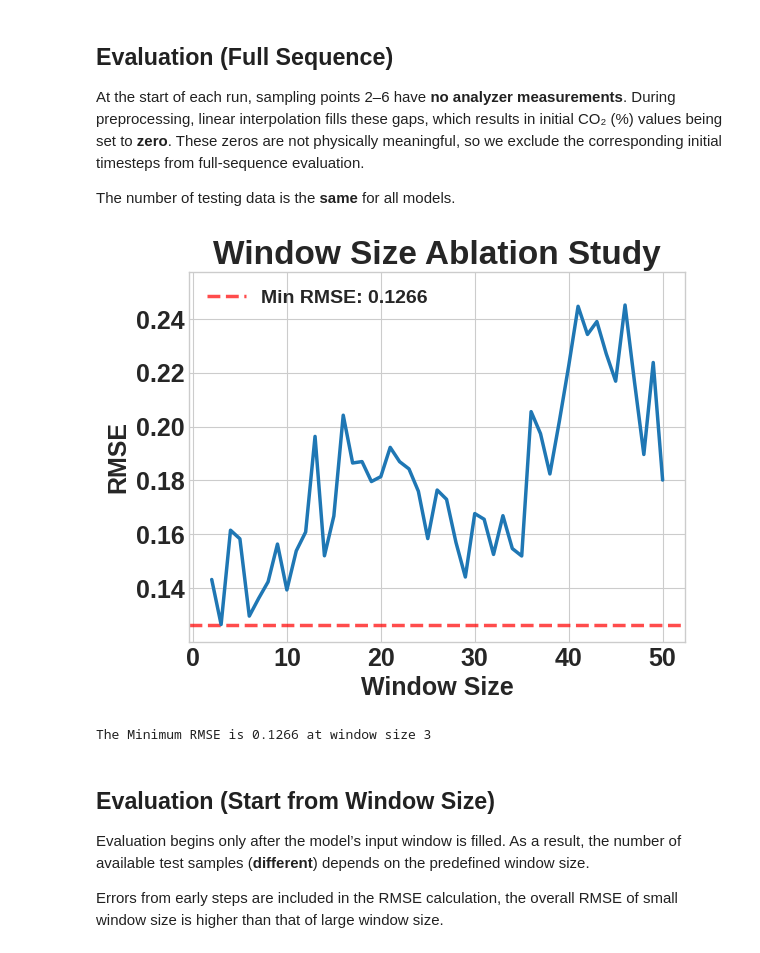
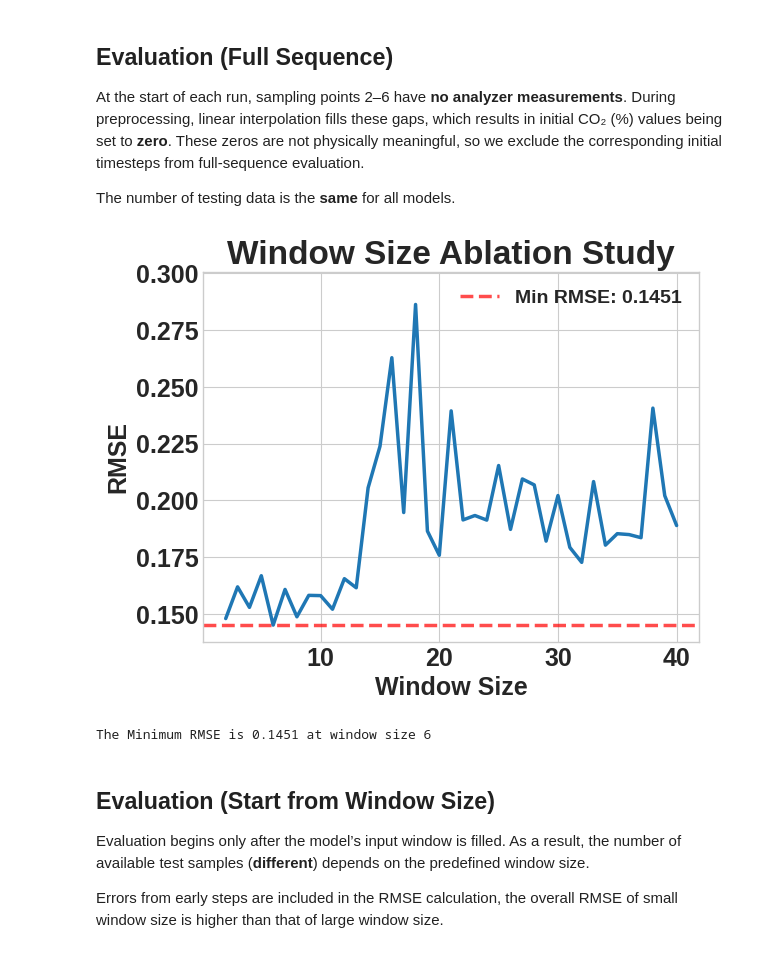
Before and after one commit to XC9292/Time-Series-Transformer-and-API-Deployment, a Jupyter notebook: model_analysis.ipynb, the cells around one changed output. Cells and saved outputs as stored; diff of their text form; code cells hidden in the pictures.

```diff
--- a/model_analysis.ipynb
+++ b/model_analysis.ipynb
@@ -70,7 +70,7 @@ The Evaluation Metric used in this task is RMSE.
 # load processed test data
 test_data_path = './processed_data/test_data.csv'
 test_data_df = pd.read_csv(test_data_path)
-print(test_data_df.head())
+print(test_data_df.head(2))
 
 CO2_scale = 12.03671837
 
@@ -81,7 +81,9 @@ print(f"target_columns:\nnumber of target columns:{len(target_columns)}\n{target
 
 # define feature column
 all_columns = list(test_data_df.columns)
-excluded = target_columns + ['time']
+
+# exclude target columns, time column, and 'AT400(CO2 %)' from feature columns
+excluded = target_columns + ['time'] + ['AT400(CO2 %)']
 feature_columns = [col for col in all_columns if col not in excluded]
 print(f"feature_columns:\nnumber of feature columns:{len(feature_columns)}\n{feature_columns}")
 # %% [output]
@@ -151,11 +153,11 @@ targets.shape: (118, 6)
 # %%
 # test the trained model
 PREDs = []
-for window_sizes in range(2,51,1):
+for window_sizes in range(2,41,1):
     # load the trained model
     model_path = os.path.join('Chi_models/CO2_Estimation/TimeSeriesTransformer', str(window_sizes), 'model.pth.tar')
     model = TimeSeriesTransformer(
-            input_dim=97,
+            input_dim=96,
             d_model=192,
             n_heads=3,
             n_layers=3,
@@ -194,23 +196,23 @@ The number of testing data is the **same** for all models.
 # %%
 start_idx = 14
 
 RMSEs_all = np.sqrt(((PREDs[:, start_idx:, :] - targets[start_idx:, :][np.newaxis, :])**2).mean(axis=-1)).mean(axis=-1)
 
 
 min_rmse = min(RMSEs_all)
 plt.axhline(y=min_rmse, color='red', linestyle='--', alpha=0.7, label=f'Min RMSE: {min_rmse:.4f}')
 plt.legend()
-plt.plot(range(2,51,1), RMSEs_all)
+plt.plot(range(2,41,1), RMSEs_all)
 plt.ylim(0.95*min_rmse, 1.05*max(RMSEs_all))
 plt.xlabel('Window Size')
 plt.ylabel('RMSE')
 plt.title('Window Size Ablation Study')
 plt.grid(True)
 plt.show()
 print(f'The Minimum RMSE is {min_rmse:.4f} at window size {np.argmin(RMSEs_all)+2}')  # +2 because window sizes start from 2
 # %% [output]
-[figure, old version]
+[figure, new version]
-The Minimum RMSE is 0.1266 at window size 3
+The Minimum RMSE is 0.1451 at window size 6
 # %% [markdown]
 ## Evaluation (Start from Window Size)
 
```
Also changed, not shown: parts of 11 cells of this notebook, 10 other files.
